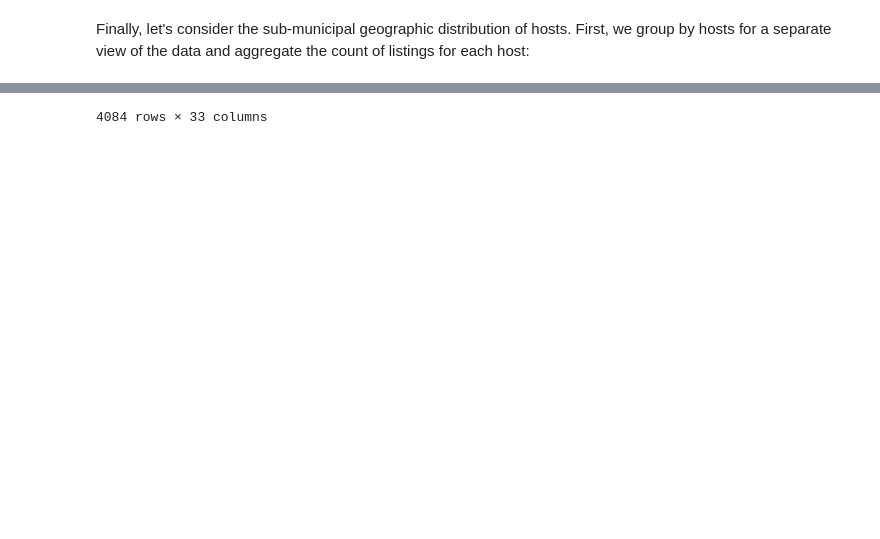
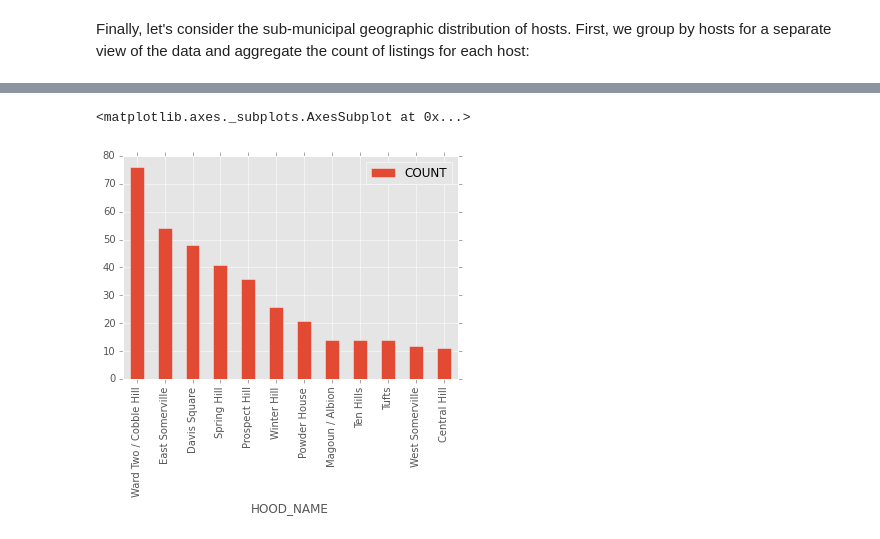
Before and after one commit to allthesignals/airbnboston, a Jupyter notebook: airbnb_analysis.ipynb, the cells around one changed output, grey strips where cells are left out. Saved outputs shown, nothing was run; the diff lists cells and outputs as text; code cells hidden in the pictures; blank space fills up the shorter version.

```diff
--- a/airbnb_analysis.ipynb
+++ b/airbnb_analysis.ipynb
@@ -101,9 +101,9 @@ rev_muni[rev_muni["town"].isin(list(["Boston","Somerville","Cambridge"]))][["tow
 Finally, let's consider the sub-municipal geographic distribution of hosts. First, we group by hosts for a separate view of the data and aggregate the count of listings for each host:
 # %%
 neighborhood_level = all_listings_somerville_neighborhoods
-neighborhood_level = neighborhood_level[neighborhood_level["town"]=="Somerville"][["HOOD_ID", "HOOD_NAME", "COUNT"]].groupby("HOOD_ID","HOO").count()
+neighborhood_level = neighborhood_level[neighborhood_level["town"]=="Somerville"][["HOOD_NAME", "COUNT"]].groupby("HOOD_NAME").count().reset_index().sort("COUNT", ascending=False)
 # clean.columns.
 # neighborhood_level[neighborhood_level["town"]=="Somerville"].count()
 # neighborhood_level.columns
-neighborhood_level
+neighborhood_level.plot(kind="Bar", x="HOOD_NAME")
 # %% [output]
@@ -127,4 +110,5 @@ neighborhood_level
-4084 rows × 33 columns
+<matplotlib.axes._subplots.AxesSubplot at 0x...>
+[figure, added]
 # %%
 somerville = gpd.GeoDataFrame.from_file("neighborhoods.shp")
 somerville.plot()
```
Also changed, not shown: parts of 5 cells of this notebook.
